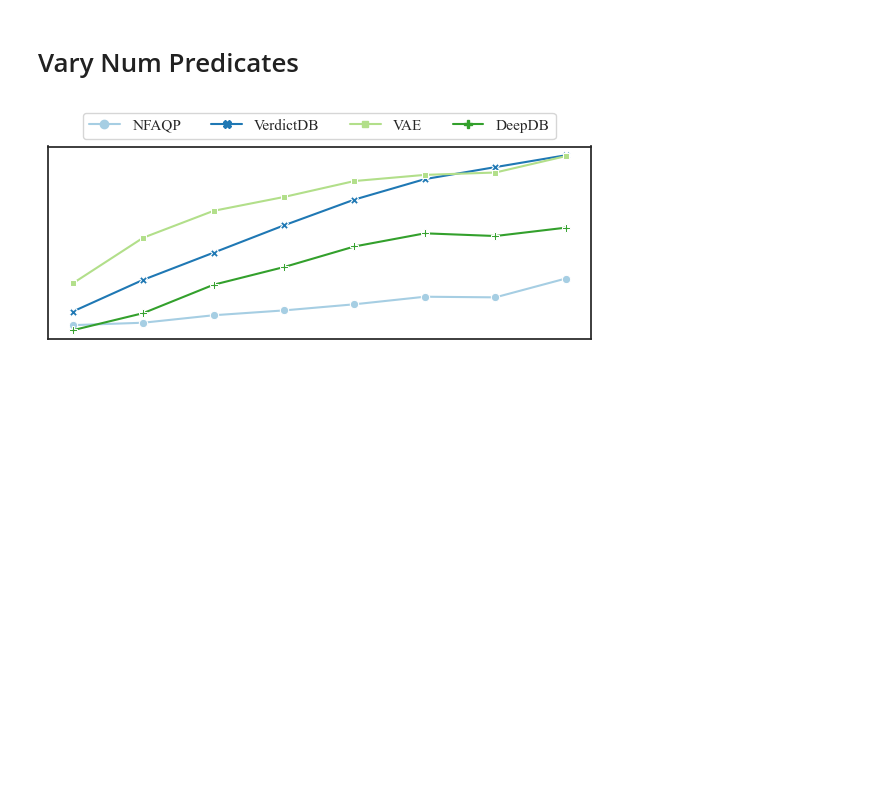
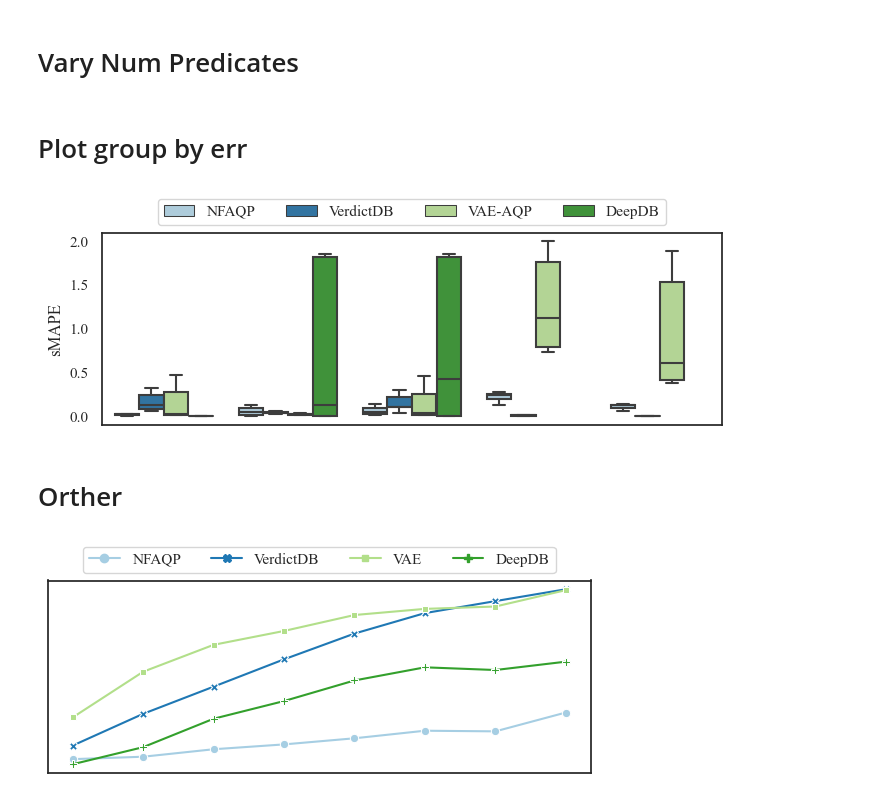
Before and after one commit to cenlibin/NFAQP, a Jupyter notebook: plot/seaborn.ipynb, the cells around one changed output. Saved outputs shown, nothing was run; the diff lists cells and outputs as text; code cells hidden in the pictures; blank space fills up the shorter version.

```diff
--- a/plot/seaborn.ipynb
+++ b/plot/seaborn.ipynb
@@ -65,6 +65,58 @@ for i, dataset in enumerate(['flights', 'pm25', 'lineitem']):
 [figure]
 # %% [markdown]
 # Vary Num Predicates
+# %% [markdown]
+# Plot group by err
+# %%
+import seaborn as sns
+import pandas as pd
+import matplotlib.pyplot as plt
+n_pred_tresh = 5
+ratio = 3.5
+high = 2.5
+for i, dataset in enumerate(['lineitem']):
+    df = pd.read_csv(f'/home/clb/AQP/output/flow-tiny-{dataset}-spline/eval-groupby.csv')
+    df = df[df['n_predicates'] <= n_pred_tresh]
+    methods = ['flow', 'verdict', 'vae', 'deepdb']
+    funcs = ['cnt', 'avg', 'sum', 'var', 'std']
+
+    methods_alias = {a: b for a, b in zip(methods, ['NFAQP', 'VerdictDB', 'VAE-AQP', 'DeepDB'])}
+    funcs_alias = {a: b for a, b in zip(funcs, ['COUNT', 'AVG', 'SUM', 'VARIANCE', 'STDDEV'])}
+
+    plot_df = pd.DataFrame([], columns=['Methods', 'Aggregation Functions', 'sMAPE'])
+
+    N = df.shape[0]
+    for m in methods:
+        for f in funcs:
+            if m == 'deepdb' and f in ['var', 'std']:
+                continue
+            err_col = df [f'{m}_{f}_err']
+            sub_df = pd.DataFrame([[funcs_alias[f]] * N, [methods_alias[m]] * N, err_col]).transpose()
+            sub_df.columns = plot_df.columns
+            plot_df = pd.concat([plot_df, sub_df])
+
+
+    fig = plt.figure(figsize=(int(high * ratio), high))
+    sns.set(font="Times New Roman", style='white', palette="Paired", font_scale=1)
+    ax = sns.boxplot(x="Methods", y="sMAPE",
+                    hue="Aggregation Functions", showfliers=False, palette="Paired",
+                    data=plot_df)
+    ax.set(xlabel=None)
+    if i != 2:
+        ax.set_xticklabels([])
+    if i != 0:
+        ax.get_legend().remove()
+    else:
+        sns.move_legend(ax, 'lower center', bbox_to_anchor=(.5, 1), ncol=4, title=None, frameon=True)
+        pass
+    sns.set_style("whitegrid") # 白色网格背景
+
+
+    plt.savefig(f"./err/{dataset}_err.pdf", format="pdf", dpi=1200, bbox_inches="tight")
+# %% [output]
+[figure, added]
+# %% [markdown]
+# Orther
 # %%
 import seaborn as sns
 import pandas as pd
```
Also changed, not shown: 6 other files.
